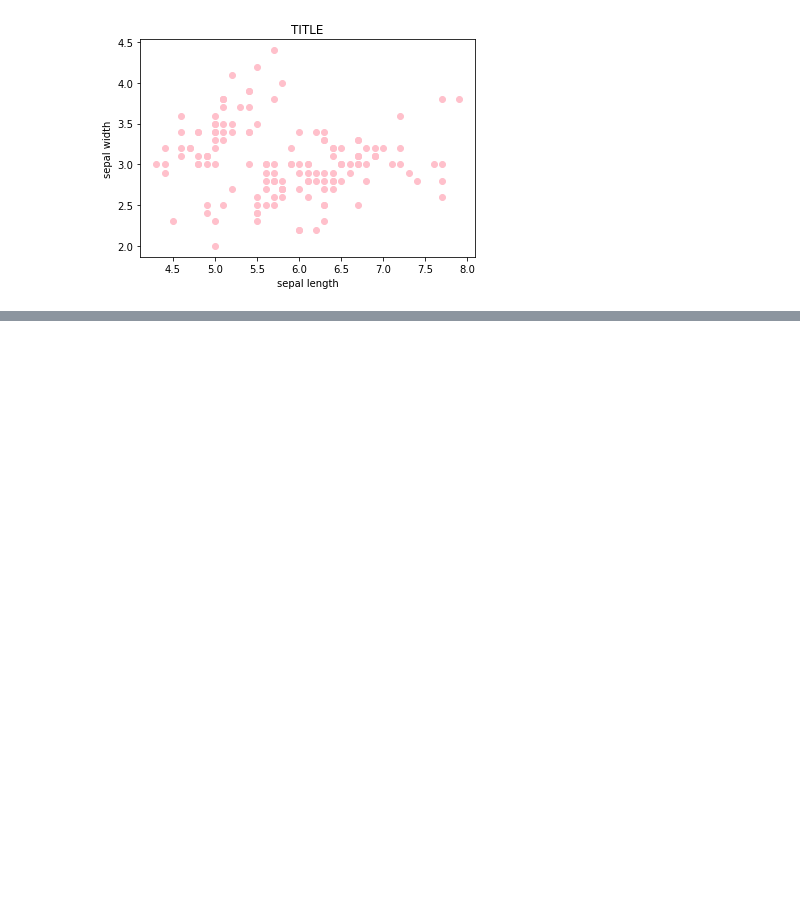
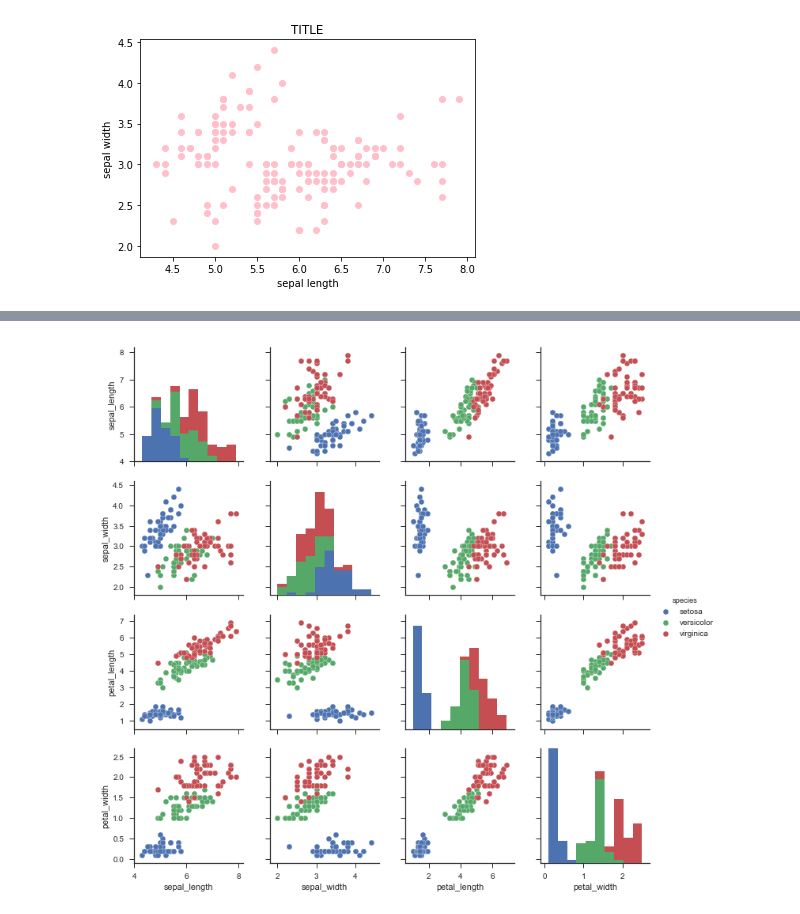
Before and after one commit to heanuea/Problem-set-Jupyter-pyplot-and-numpy, a Jupyter notebook: IrisData.ipynb, the cells around one changed output, grey strips where cells are left out. Saved outputs shown, nothing was run; the diff lists cells and outputs as text; code cells hidden in the pictures; blank space fills up the shorter version.

```diff
--- a/IrisData.ipynb
+++ b/IrisData.ipynb
@@ -61,0 +101,8 @@ pl.show()
+# %%
+sns.set(style="ticks")
+
+df = sns.load_dataset("iris")
+sns.pairplot(df, hue="species")
+plt.show()
+# %% [output]
+[figure, added]
```
Also changed, not shown: parts of 4 cells of this notebook.
